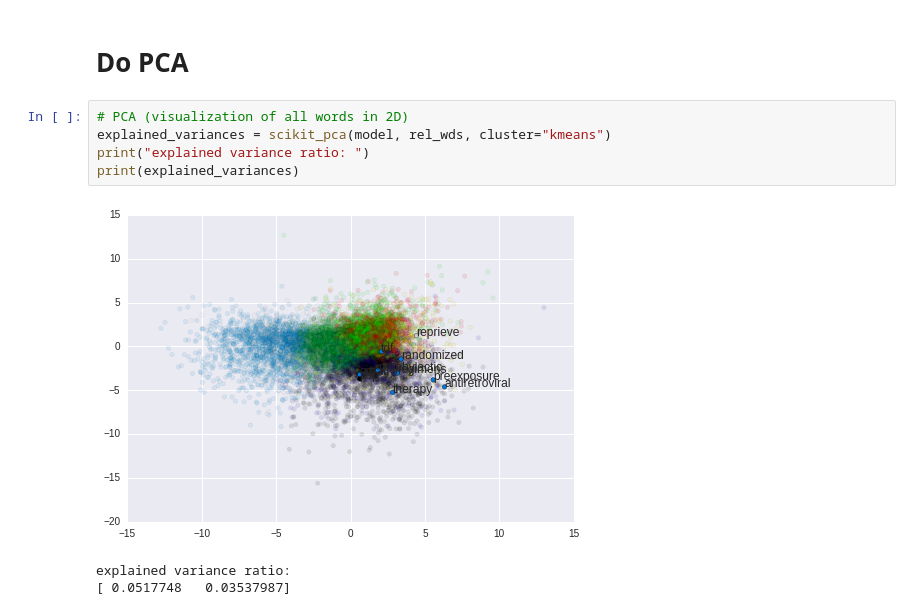
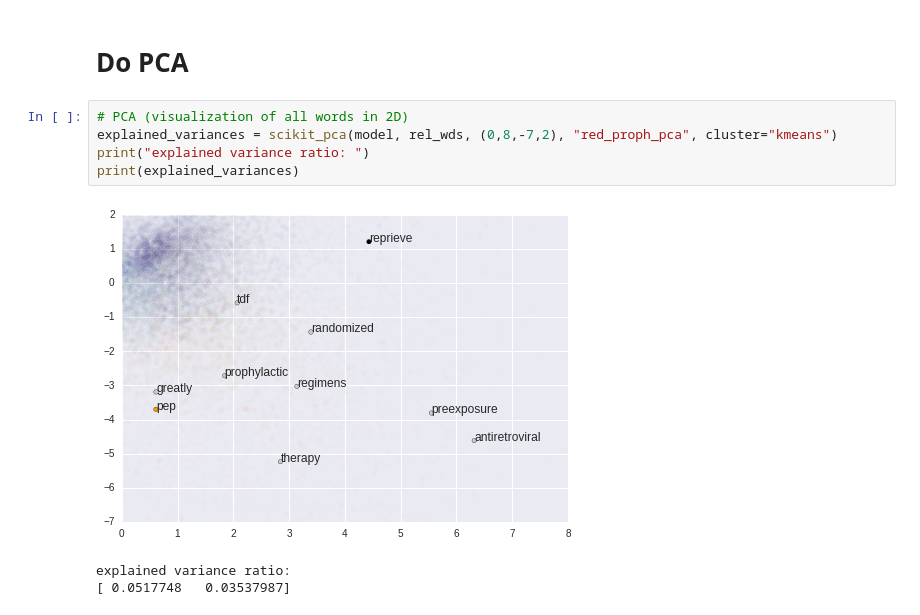
Before and after one commit to quinngroup/sm_w2v, a Jupyter notebook: notebooks/red_prophylaxis.ipynb, the cells around one changed output. Drawn from its saved outputs; the diff is of its cells as text.

```diff
--- a/notebooks/red_prophylaxis.ipynb
+++ b/notebooks/red_prophylaxis.ipynb
@@ -82,10 +82,10 @@ make_heatmap_w2vrelated(model, rel_wds=rel_wds)
 # Do PCA
 # %%
 # PCA (visualization of all words in 2D)
-explained_variances = scikit_pca(model, rel_wds, cluster="kmeans")
+explained_variances = scikit_pca(model, rel_wds, (0,8,-7,2), "red_proph_pca", cluster="kmeans")
 print("explained variance ratio: ")
 print(explained_variances)
 # %% [output]
-[figure, old version]
+[figure, new version]
 explained variance ratio:
 [ 0.0517748   0.03537987]
```
Also changed, not shown: parts of 2 cells of this notebook, 13 other files.
